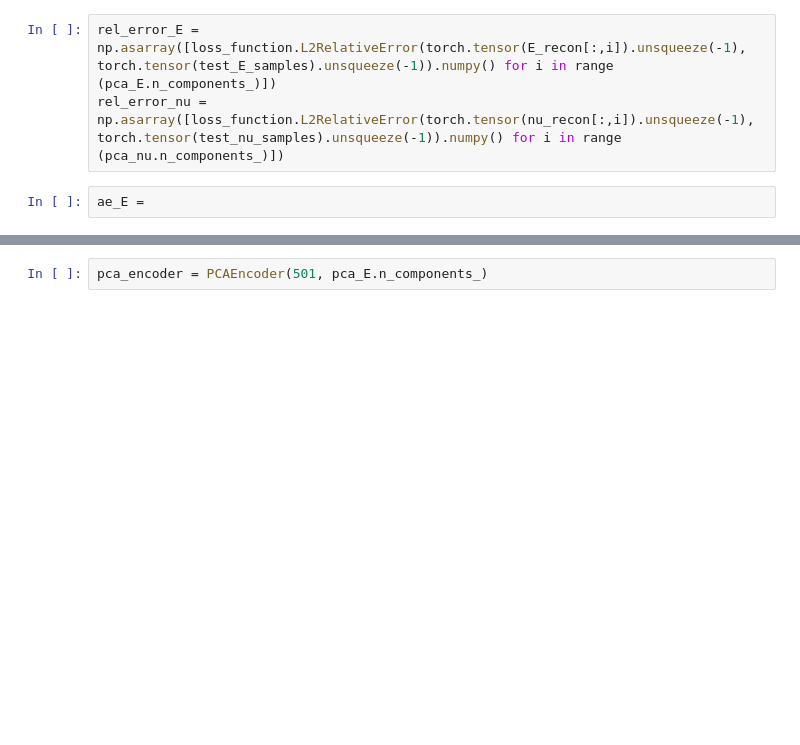
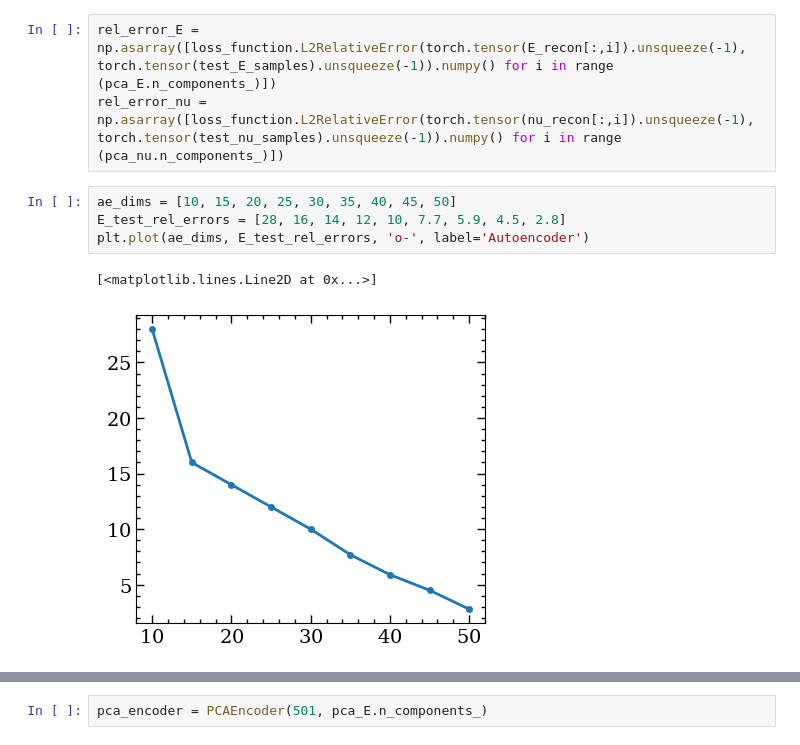
Before and after one commit to m-raj/microstructure-dependent-material-model, a Jupyter notebook: pca_analysis.ipynb, the cells around one changed output, grey strips where cells are left out. Saved outputs shown, nothing was run; the diff lists cells and outputs as text; blank space fills up the shorter version.

```diff
--- a/pca_analysis.ipynb
+++ b/pca_analysis.ipynb
@@ -60,7 +61,12 @@ nu_recon = np.cumsum(np.einsum('ji,bj->bji', pca_nu.components_, pca_nu.transfor
 # %%
 rel_error_E = np.asarray([loss_function.L2RelativeError(torch.tensor(E_recon[:,i]).unsqueeze(-1), torch.tensor(test_E_samples).unsqueeze(-1)).numpy() for i in range (pca_E.n_components_)])
 rel_error_nu = np.asarray([loss_function.L2RelativeError(torch.tensor(nu_recon[:,i]).unsqueeze(-1), torch.tensor(test_nu_samples).unsqueeze(-1)).numpy() for i in range (pca_nu.n_components_)])
-# %%
-ae_E =
+# %%
+ae_dims = [10, 15, 20, 25, 30, 35, 40, 45, 50]
+E_test_rel_errors = [28, 16, 14, 12, 10, 7.7, 5.9, 4.5, 2.8]
+plt.plot(ae_dims, E_test_rel_errors, 'o-', label='Autoencoder')
+# %% [output]
+[<matplotlib.lines.Line2D at 0x...>]
+[figure, added]
 # %%
 plt.figure(figsize=(8.5,4))
```
Also changed, not shown: parts of 4 cells of this notebook, 1 other file.
